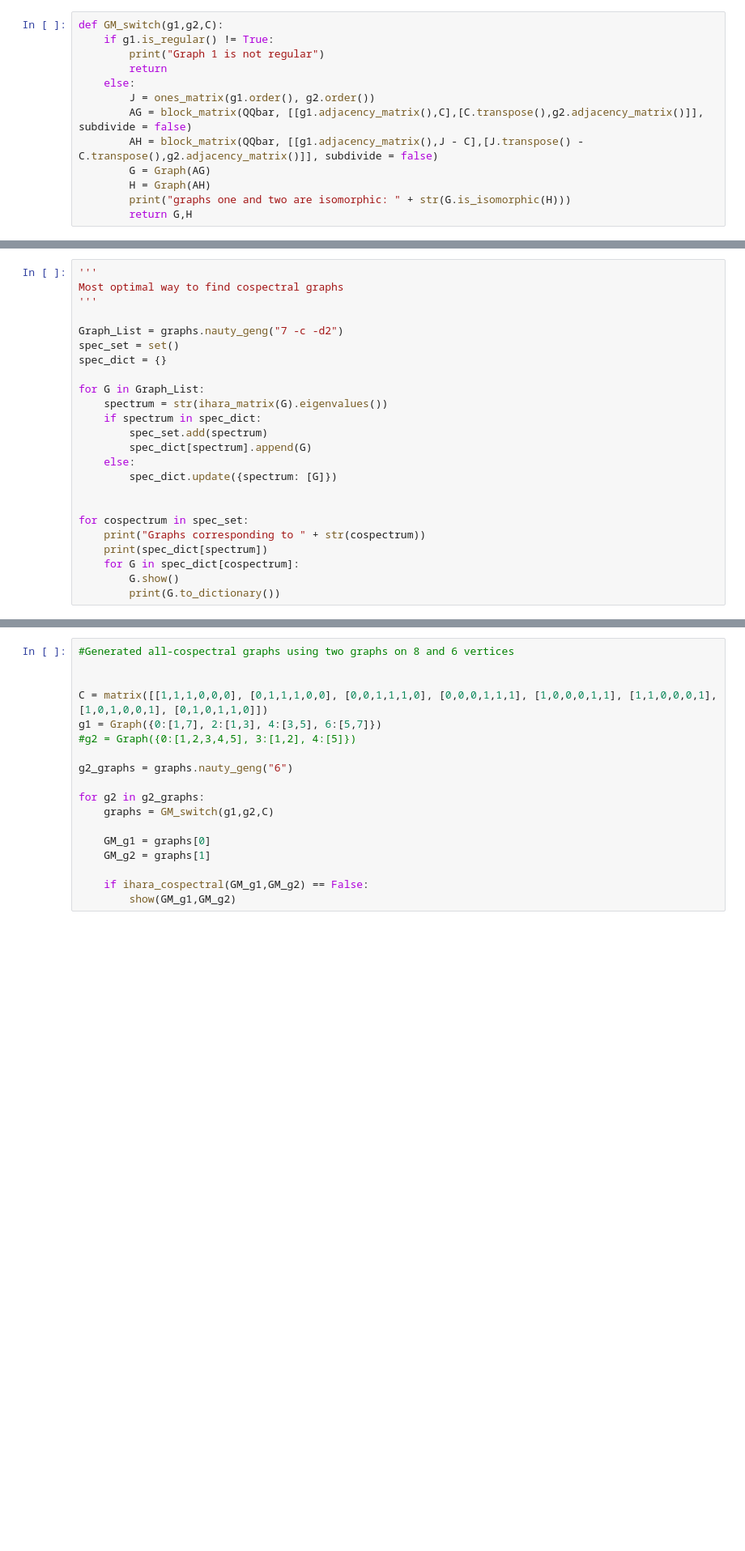
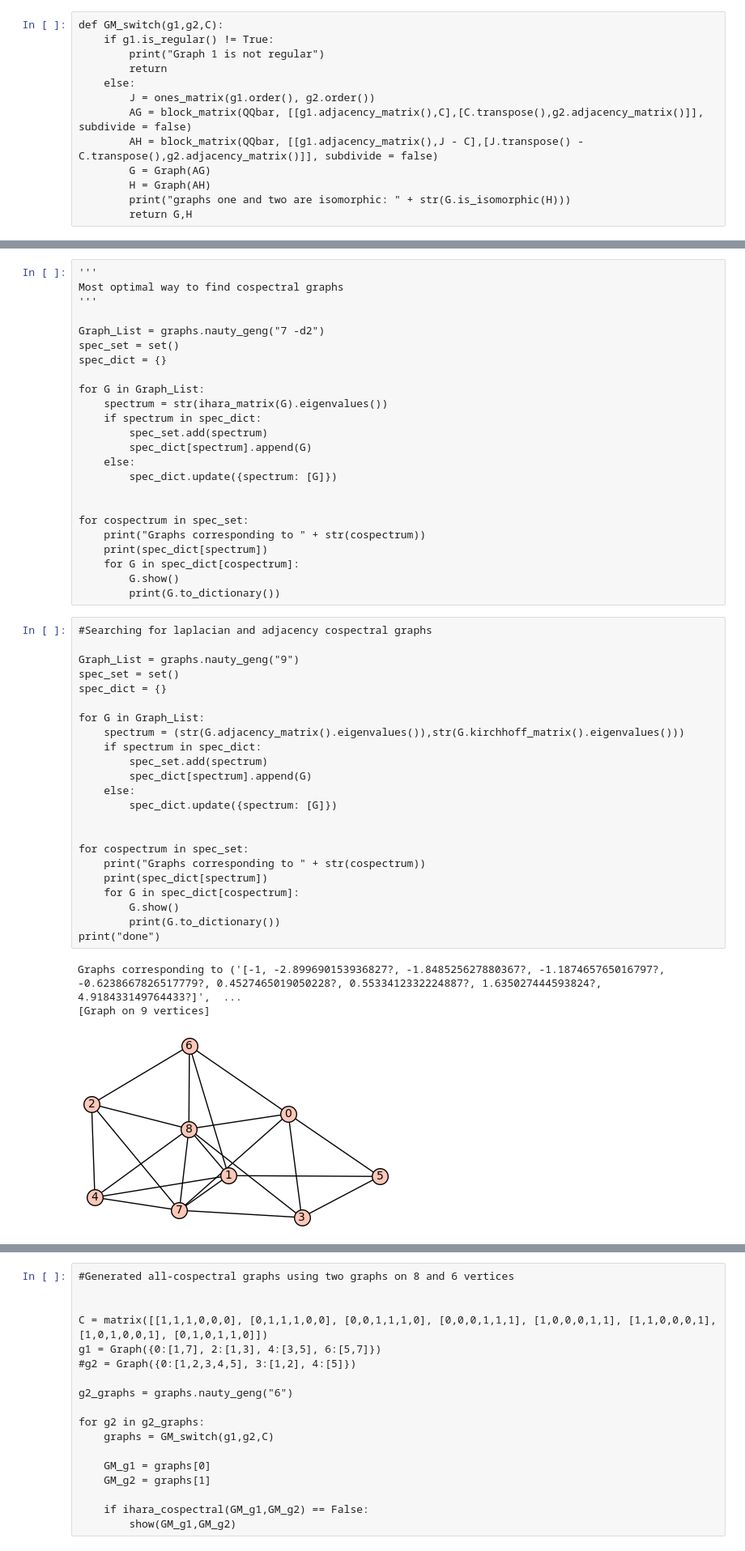
Before and after one commit to davizacheu/Spectral-Graph-Theory-Research, a Jupyter notebook: NB_Functions.ipynb, the cells around one changed output, grey strips where cells are left out. Shown at 81% size. Drawn from its saved outputs; the diff is of its cells as text; blank space fills up the shorter version.

```diff
--- a/NB_Functions.ipynb
+++ b/NB_Functions.ipynb
@@ -332,7 +335,7 @@ KeyboardInterrupt:
 Most optimal way to find cospectral graphs
 '''
 
-Graph_List = graphs.nauty_geng("7 -c -d2")
+Graph_List = graphs.nauty_geng("7 -d2")
 spec_set = set()
 spec_dict = {}
 
@@ -351,3 +354,30 @@ for cospectrum in spec_set:
     for G in spec_dict[cospectrum]:
         G.show()
         print(G.to_dictionary())
+# %%
+#Searching for laplacian and adjacency cospectral graphs
+
+Graph_List = graphs.nauty_geng("9")
+spec_set = set()
+spec_dict = {}
+
+for G in Graph_List:
+    spectrum = (str(G.adjacency_matrix().eigenvalues()),str(G.kirchhoff_matrix().eigenvalues()))
+    if spectrum in spec_dict:
+        spec_set.add(spectrum)
+        spec_dict[spectrum].append(G)
+    else:
+        spec_dict.update({spectrum: [G]})
+
+
+for cospectrum in spec_set:
+    print("Graphs corresponding to " + str(cospectrum))
+    print(spec_dict[spectrum])
+    for G in spec_dict[cospectrum]:
+        G.show()
+        print(G.to_dictionary())
+print("done")
+# %% [output]
+Graphs corresponding to ('[-1, -2.899690153936827?, -1.848525627880367?, -1.187465765016797?, -0.6238667826517779?, 0.4527465019050228?, 0.5533412332224887?, 1.635027444593824?, 4.918433149764433?]',  ...
+[Graph on 9 vertices]
+[figure, added]
```
Also changed, not shown: parts of 39 cells of this notebook, 1 other file.
